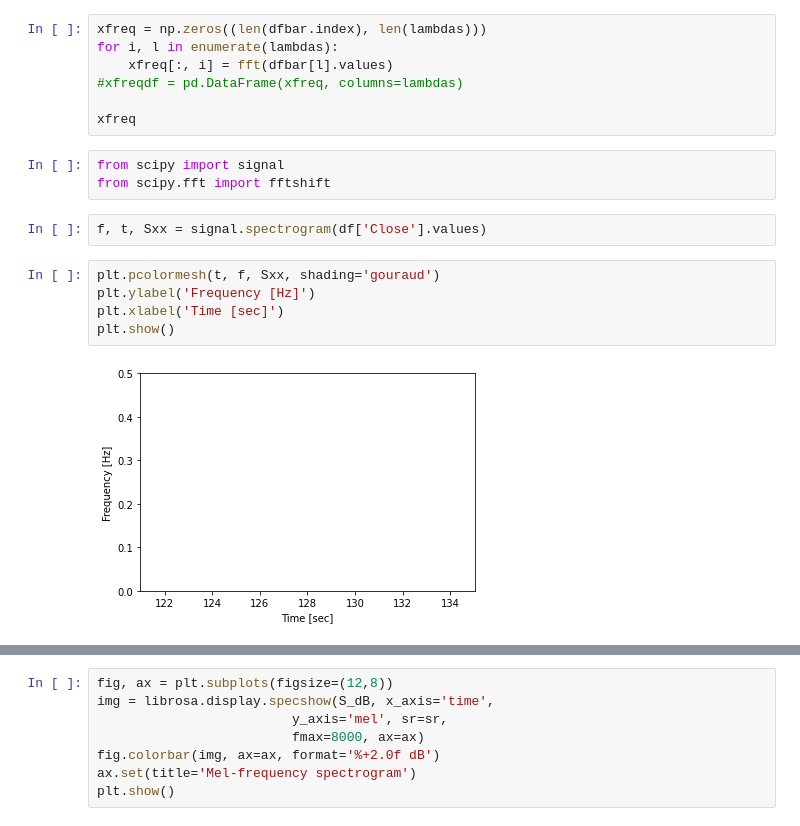
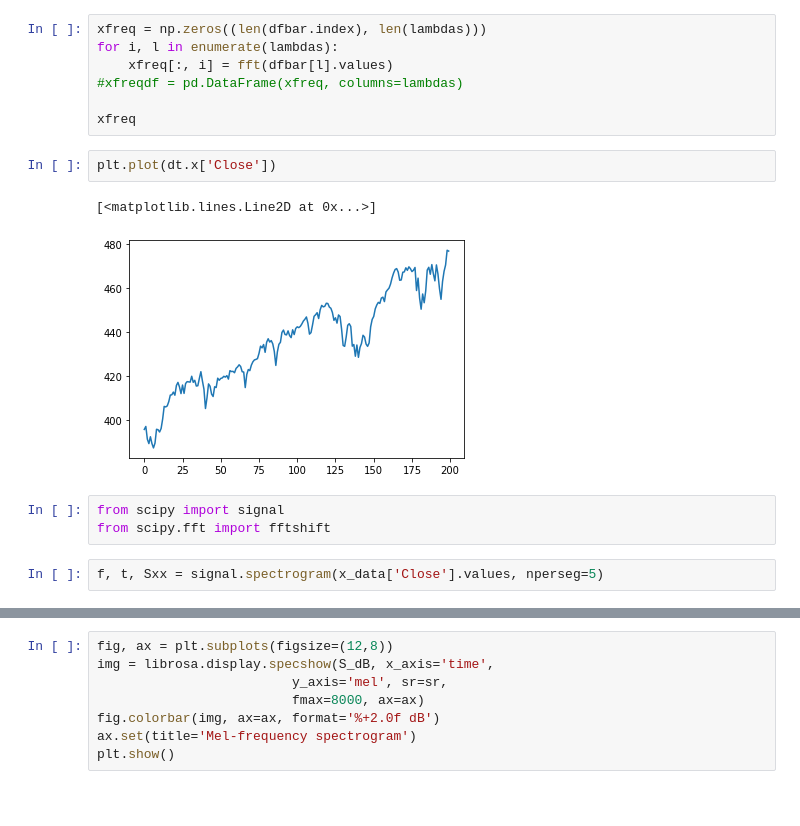
Before and after one commit to mroberts1137/Price-Data-Analysis, a Jupyter notebook: PriceDataAnalyzer-LiveRun.ipynb, the cells around one changed output, grey strips where cells are left out. Saved outputs shown, nothing was run; the diff lists cells and outputs as text; blank space fills up the shorter version.

Commit message:
Working on spectrogram

```diff
--- a/PriceDataAnalyzer-LiveRun.ipynb
+++ b/PriceDataAnalyzer-LiveRun.ipynb
@@ -350,15 +325,13 @@ for i, l in enumerate(lambdas):
 #xfreqdf = pd.DataFrame(xfreq, columns=lambdas)
 
 xfreq
+# %%
+plt.plot(dt.x['Close'])
+# %% [output]
+[<matplotlib.lines.Line2D at 0x...>]
+[figure, added]
 # %%
 from scipy import signal
 from scipy.fft import fftshift
 # %%
-f, t, Sxx = signal.spectrogram(df['Close'].values)
+f, t, Sxx = signal.spectrogram(x_data['Close'].values, nperseg=5)
-# %%
-plt.pcolormesh(t, f, Sxx, shading='gouraud')
-plt.ylabel('Frequency [Hz]')
-plt.xlabel('Time [sec]')
-plt.show()
-# %% [output]
-[figure, removed]
```
Also changed, not shown: parts of 9 cells of this notebook.
